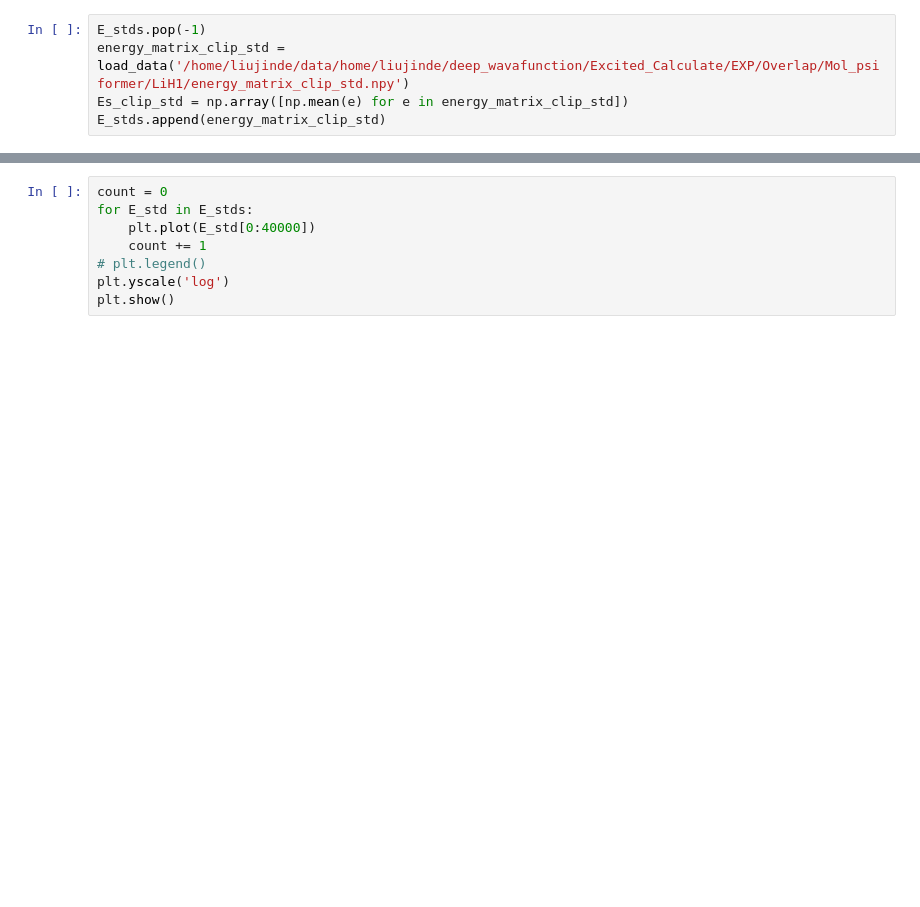
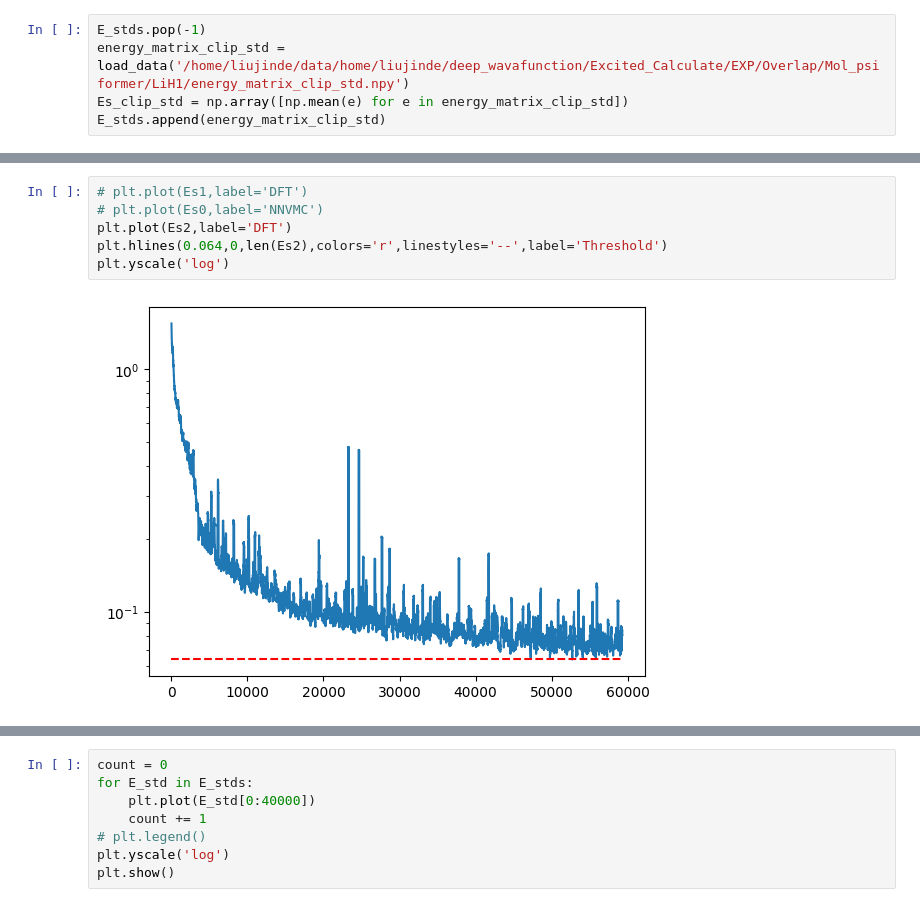
Before and after one commit to KingDamLiu/NNVMC, a Jupyter notebook: calculate.ipynb, the cells around one changed output, grey strips where cells are left out. Saved outputs shown, nothing was run; the diff lists cells and outputs as text; blank space fills up the shorter version.

```diff
--- a/calculate.ipynb
+++ b/calculate.ipynb
@@ -284,0 +329,8 @@ for filename in filenames:
+# %%
+# plt.plot(Es1,label='DFT')
+# plt.plot(Es0,label='NNVMC')
+plt.plot(Es2,label='DFT')
+plt.hlines(0.064,0,len(Es2),colors='r',linestyles='--',label='Threshold')
+plt.yscale('log')
+# %% [output]
+[figure, added]
```
Also changed, not shown: parts of 17 cells of this notebook, 10 other files.
